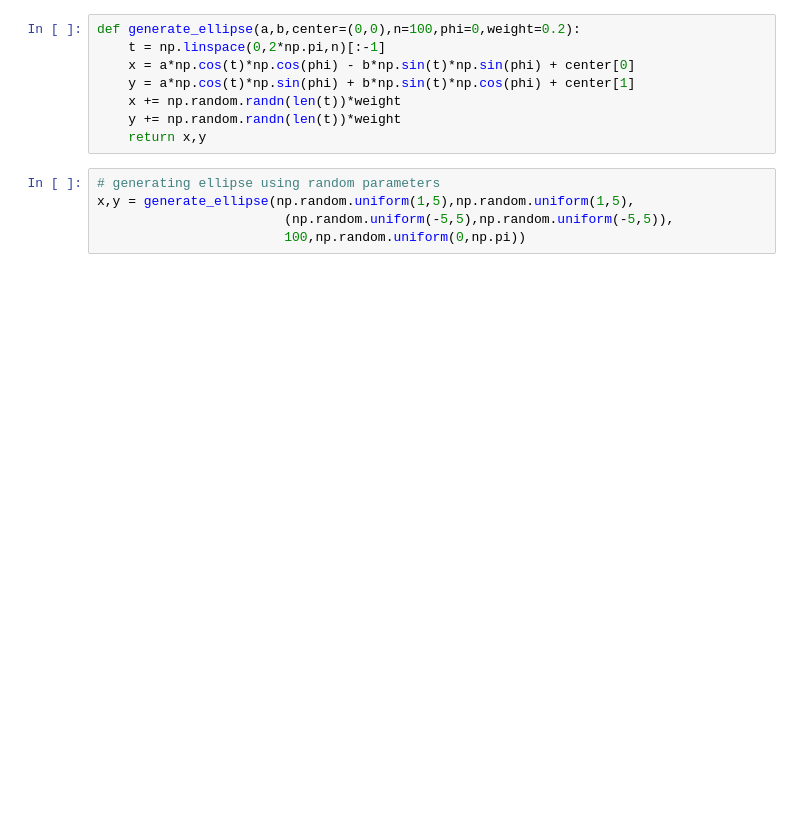
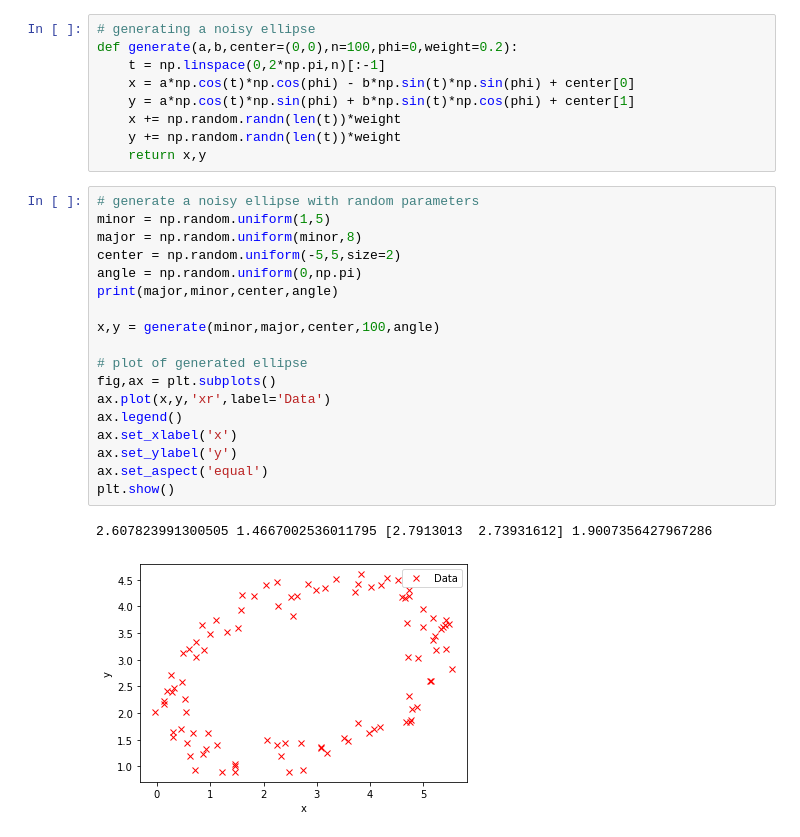
Before and after one commit to affanadly/Ellipse-Fit-Uncertainty, a Jupyter notebook: derivation.ipynb, the cells around one changed output. Saved outputs shown, nothing was run; the diff lists cells and outputs as text; blank space fills up the shorter version.

```diff
--- a/derivation.ipynb
+++ b/derivation.ipynb
@@ -16,13 +16,30 @@ with the constraint $b^2 < 4ac$.
 # %%
-def generate_ellipse(a,b,center=(0,0),n=100,phi=0,weight=0.2):
+# generating a noisy ellipse
+def generate(a,b,center=(0,0),n=100,phi=0,weight=0.2):
     t = np.linspace(0,2*np.pi,n)[:-1]
     x = a*np.cos(t)*np.cos(phi) - b*np.sin(t)*np.sin(phi) + center[0]
     y = a*np.cos(t)*np.sin(phi) + b*np.sin(t)*np.cos(phi) + center[1]
     x += np.random.randn(len(t))*weight
     y += np.random.randn(len(t))*weight
     return x,y
-# %%
-# generating ellipse using random parameters
-x,y = generate_ellipse(np.random.uniform(1,5),np.random.uniform(1,5),
-                        (np.random.uniform(-5,5),np.random.uniform(-5,5)),
-                        100,np.random.uniform(0,np.pi))
+# %%
+# generate a noisy ellipse with random parameters
+minor = np.random.uniform(1,5)
+major = np.random.uniform(minor,8)
+center = np.random.uniform(-5,5,size=2)
+angle = np.random.uniform(0,np.pi)
+print(major,minor,center,angle)
+
+x,y = generate(minor,major,center,100,angle)
+
+# plot of generated ellipse
+fig,ax = plt.subplots()
+ax.plot(x,y,'xr',label='Data')
+ax.legend()
+ax.set_xlabel('x')
+ax.set_ylabel('y')
+ax.set_aspect('equal')
+plt.show()
+# %% [output]
+2.607823991300505 1.4667002536011795 [2.7913013  2.73931612] 1.9007356427967286
+[figure, added]
```
Also changed, not shown: parts of 28 cells of this notebook, 1 other file.
